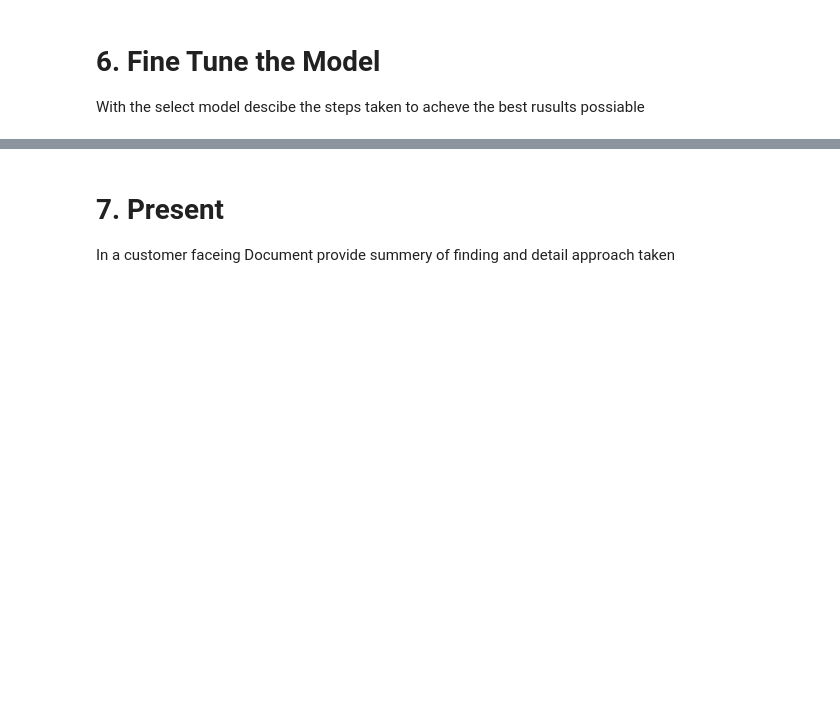
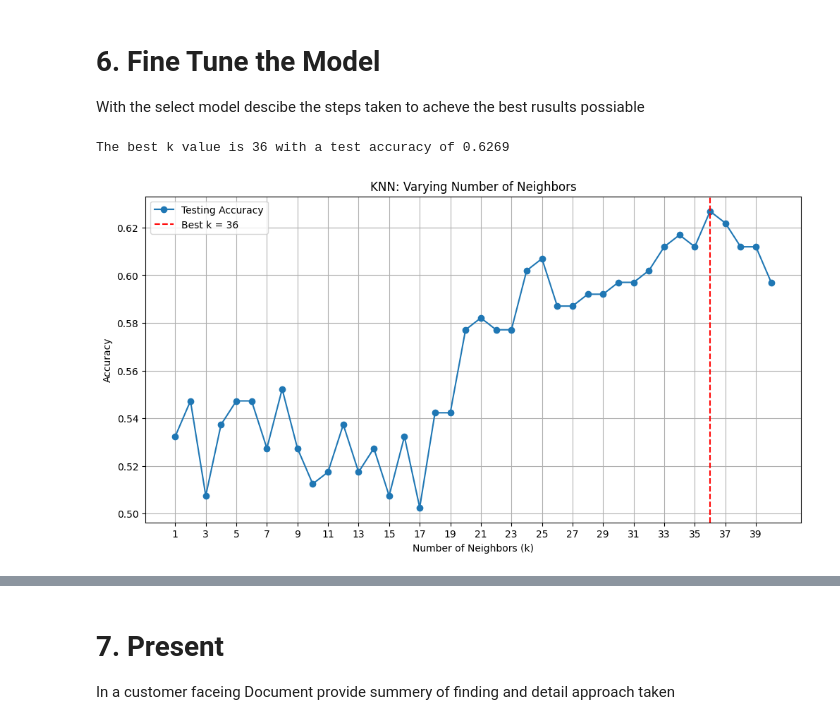
Before and after one commit to felixolmo03/Machine-Learning-and-AI, a Jupyter notebook: Project_3/Project_3.ipynb, the cells around one changed output, grey strips where cells are left out. Drawn from its saved outputs; the diff is of its cells as text; code cells hidden in the pictures; blank space fills up the shorter version.

```diff
--- a/Project_3/Project_3.ipynb
+++ b/Project_3/Project_3.ipynb
@@ -170,3 +616,80 @@ Using selected ML models, experment with your choices and describe your findings
 # 6. Fine Tune the Model
 
 With the select model descibe the steps taken to acheve the best rusults possiable
+# %%
+import numpy as np
+import pandas as pd
+from sklearn.model_selection import train_test_split
+from sklearn.preprocessing import LabelEncoder, StandardScaler
+from sklearn.neighbors import KNeighborsClassifier
+from sklearn.metrics import accuracy_score, classification_report
+import matplotlib.pyplot as plt
+import joblib
+
+# --- Load and Preprocess Data ---
+# Make sure to upload "Project_3.csv" in your new chat session
+df = pd.read_csv("Project_3.csv")
+df = pd.DataFrame(df).sort_values(by="User ID").reset_index(drop=True)
+
+df = df.drop(columns=["name"])
+le = LabelEncoder()
+df["Gender"] = le.fit_transform(df["Gender"])
+X = df.drop(columns=["Purchased"])
+y = df["Purchased"]
+scaler = StandardScaler()
+X_scaled = scaler.fit_transform(X)
+
+# --- STEP 1: Buy vs Not Buy Classification ---
+y_buy = (y != 0).astype(int)
+
+X_train_flat, X_test_flat, y_train_flat, y_test_flat = train_test_split(
+    X_scaled, y_buy, test_size=0.2, random_state=42, shuffle=True, stratify=y_buy
+)
+
+# --- Hyperparameter Tuning for KNN ---
+neighbors = range(1, 41)
+test_accuracy = np.empty(len(neighbors))
+
+for i, k in enumerate(neighbors):
+    knn = KNeighborsClassifier(n_neighbors=k)
+    knn.fit(X_train_flat, y_train_flat)
+    test_accuracy[i] = knn.score(X_test_flat, y_test_flat)
+
+# --- Find and Report the Best K ---
+best_k = neighbors[np.argmax(test_accuracy)]
+best_accuracy = np.max(test_accuracy)
+
+print(f"The best k value is {best_k} with a test accuracy of {best_accuracy:.4f}")
+
+# --- Plotting the results ---
+plt.figure(figsize=(12, 6))
+plt.title('KNN: Varying Number of Neighbors')
+plt.plot(neighbors, test_accuracy, label='Testing Accuracy', marker='o')
+plt.axvline(x=best_k, color='r', linestyle='--', label=f'Best k = {best_k}')
+plt.legend()
+plt.xlabel('Number of Neighbors (k)')
+plt.ylabel('Accuracy')
+plt.grid(True)
+plt.xticks(range(1, 41, 2))
+plt.show()  # Changed from savefig to show
+
+# --- Final Model with Best K ---
+print("\n" + "="*70)
+print(f"STEP 1 with Optimized K = {best_k}: Buy vs Not Buy (K-Nearest Neighbors)")
+print("="*70)
+buy_model_knn_tuned = KNeighborsClassifier(n_neighbors=best_k)
+buy_model_knn_tuned.fit(X_train_flat, y_train_flat)
+y_pred_buy_knn_tuned = buy_model_knn_tuned.predict(X_test_flat)
+
+print("Tuned KNN Accuracy:", accuracy_score(y_test_flat, y_pred_buy_knn_tuned))
+print(classification_report(y_test_flat, y_pred_buy_knn_tuned, zero_division=1))
+
+# --- Save the trained model using joblib ---
+print("\n" + "="*70)
+print("Saving Trained Model")
+print("="*70)
+joblib.dump(buy_model_knn_tuned, 'knn_purchase_predictor.pkl')
+print("Model saved as 'knn_purchase_predictor.pkl'")
+# %% [output]
+The best k value is 36 with a test accuracy of 0.6269
+[figure, added]
```
Also changed, not shown: parts of 5 cells of this notebook, 2 other files.
